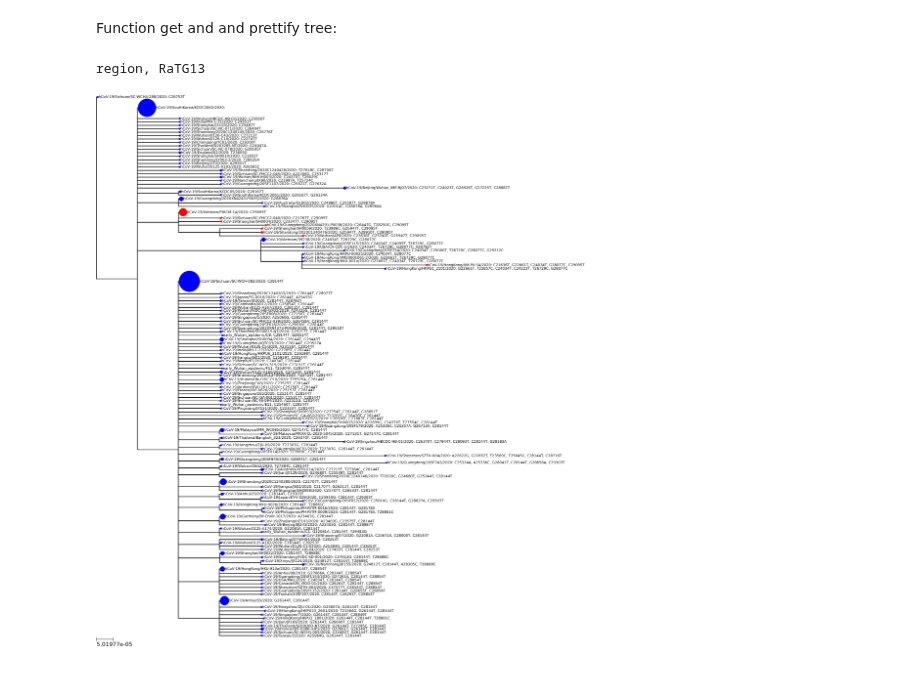
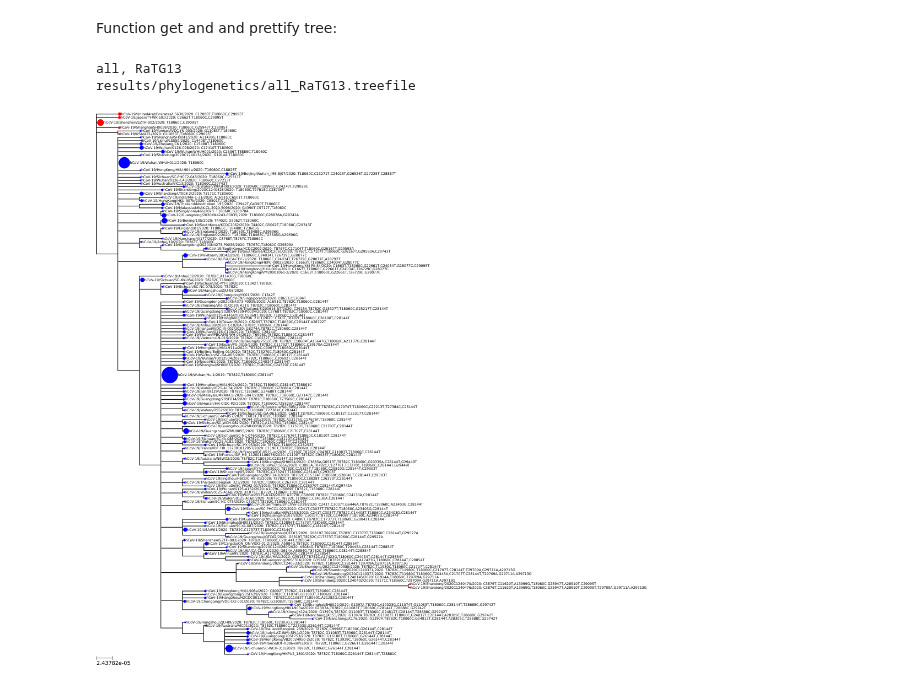
Before and after one commit to jbloom/SARS-CoV-2_PRJNA612766, a Jupyter notebook: notebooks/visualize_trees.py.ipynb, the cells around one changed output. Cells and saved outputs as stored; diff of their text form; code cells hidden in the pictures.

```diff
--- a/notebooks/visualize_trees.py.ipynb
+++ b/notebooks/visualize_trees.py.ipynb
@@ -75,34 +75,34 @@ def get_pretty_tree(treefile,
             nstyle['size'] = nodesizescale * math.sqrt(annotations[n.name]['nstrains'])
             n.add_face(ete3.TextFace(n.name + ': ' + annotations[n.name]['substitutions'],
                                      tight_text=True,
                                      fsize=8,
                                      ),
                        column=0,
                        position='branch-right',
                        )
             if 'C29095T' in annotations[n.name]['substitutions']:
                 nstyle['fgcolor'] = 'red'
             else:
                 nstyle['fgcolor'] = 'blue'
 
         else:
             nstyle['size'] = 0
 
         n.set_style(nstyle)
 
     return t, ts
 
 
 for (seqregion, outgroup), tree_file in tree_files.items():
-    if seqregion != 'region':
-        continue
     print(f"\n{seqregion}, {outgroup}")
+    print(tree_file)
     t, ts = get_pretty_tree(tree_file,
                         seq_dfs[seqregion],
                         remove_outgroup=outgroup,
                         )
     display(t.render('%%inline', tree_style=ts, w=1000))
     break
 # %% [output]
-region, RaTG13
+all, RaTG13
+results/phylogenetics/all_RaTG13.treefile
-[figure, old version]
+[figure, new version]
```
Also changed, not shown: 3 other files.
